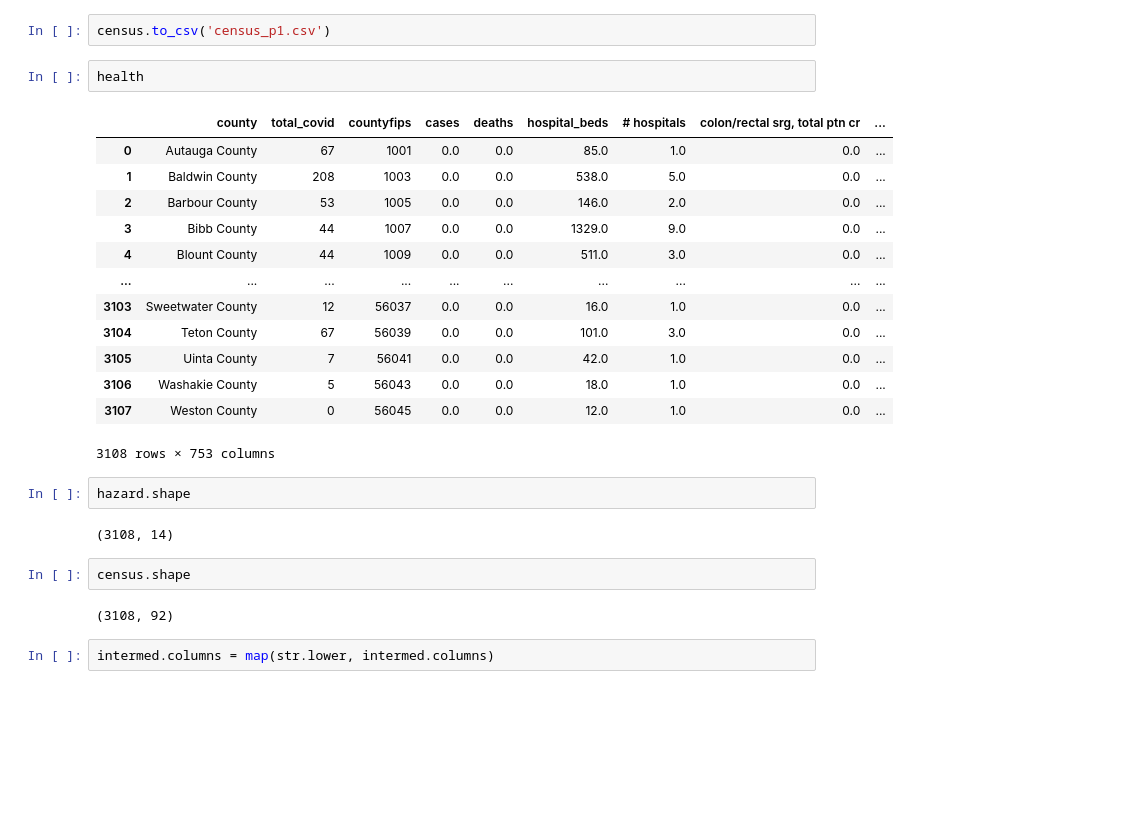
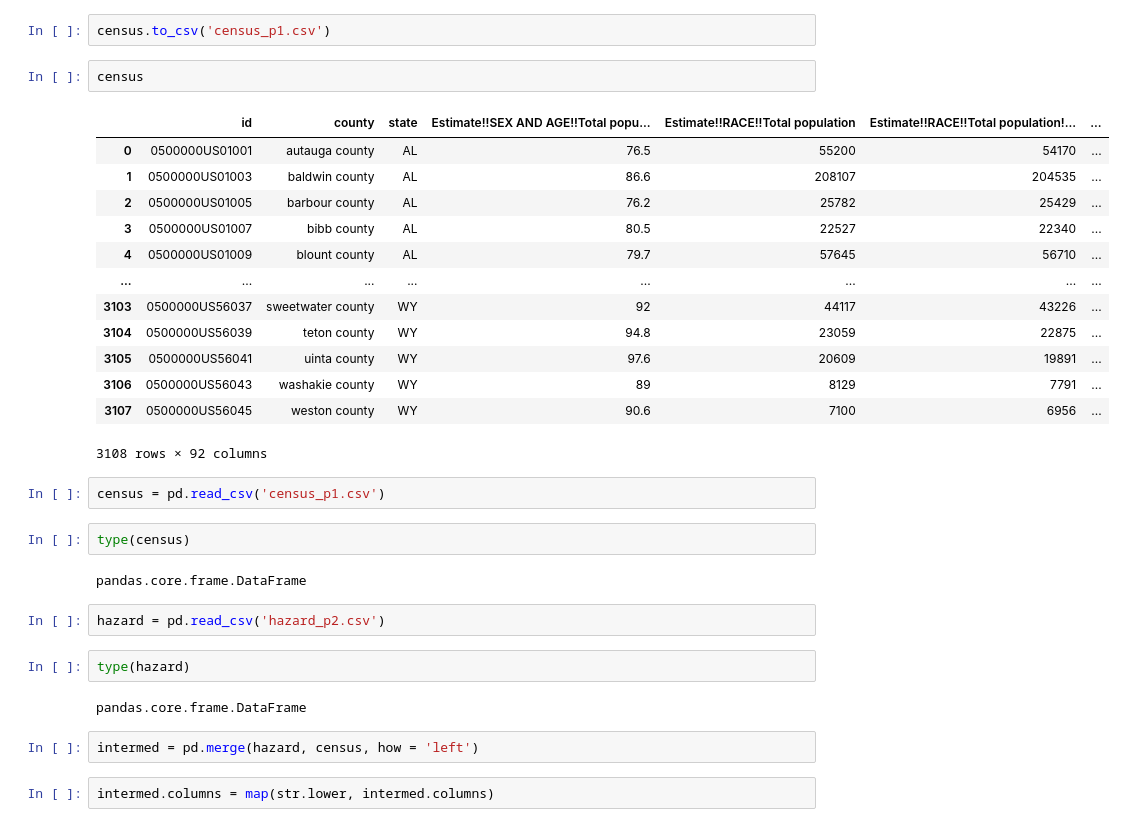
Before and after one commit to Agelf123/covid_predictions, a Jupyter notebook: code/jordan/Data in DSI Environ..ipynb, the cells around one changed output. Saved outputs shown, nothing was run; the diff lists cells and outputs as text; blank space fills up the shorter version.

```diff
--- a/code/jordan/Data in DSI Environ..ipynb
+++ b/code/jordan/Data in DSI Environ..ipynb
@@ -413,30 +371,36 @@ census.sort_values(by = ['state', 'county'], inplace = True)
 census.reset_index(drop= True, inplace = True)
 # %%
 census.to_csv('census_p1.csv')
-# %%
-health
-# %% [output]
-|  | county | total_covid | countyfips | cases | deaths | hospital_beds | # hospitals | colon/rectal srg, total ptn cr | ... |
-| 0 | Autauga County | 67 | 1001 | 0.0 | 0.0 | 85.0 | 1.0 | 0.0 | ... |
-| 1 | Baldwin County | 208 | 1003 | 0.0 | 0.0 | 538.0 | 5.0 | 0.0 | ... |
-| 2 | Barbour County | 53 | 1005 | 0.0 | 0.0 | 146.0 | 2.0 | 0.0 | ... |
-| 3 | Bibb County | 44 | 1007 | 0.0 | 0.0 | 1329.0 | 9.0 | 0.0 | ... |
-| 4 | Blount County | 44 | 1009 | 0.0 | 0.0 | 511.0 | 3.0 | 0.0 | ... |
-| ... | ... | ... | ... | ... | ... | ... | ... | ... | ... |
-| 3103 | Sweetwater County | 12 | 56037 | 0.0 | 0.0 | 16.0 | 1.0 | 0.0 | ... |
-| 3104 | Teton County | 67 | 56039 | 0.0 | 0.0 | 101.0 | 3.0 | 0.0 | ... |
-| 3105 | Uinta County | 7 | 56041 | 0.0 | 0.0 | 42.0 | 1.0 | 0.0 | ... |
-| 3106 | Washakie County | 5 | 56043 | 0.0 | 0.0 | 18.0 | 1.0 | 0.0 | ... |
-| 3107 | Weston County | 0 | 56045 | 0.0 | 0.0 | 12.0 | 1.0 | 0.0 | ... |
-3108 rows × 753 columns
-# %%
-hazard.shape
-# %% [output]
-(3108, 14)
 # %%
-census.shape
+census
 # %% [output]
+|  | id | county | state | Estimate!!SEX AND AGE!!Total popu... | Estimate!!RACE!!Total population | Estimate!!RACE!!Total population!... | ... |
+| 0 | 0500000US01001 | autauga county | AL | 76.5 | 55200 | 54170 | ... |
+| 1 | 0500000US01003 | baldwin county | AL | 86.6 | 208107 | 204535 | ... |
+| 2 | 0500000US01005 | barbour county | AL | 76.2 | 25782 | 25429 | ... |
+| 3 | 0500000US01007 | bibb county | AL | 80.5 | 22527 | 22340 | ... |
+| 4 | 0500000US01009 | blount county | AL | 79.7 | 57645 | 56710 | ... |
+| ... | ... | ... | ... | ... | ... | ... | ... |
+| 3103 | 0500000US56037 | sweetwater county | WY | 92 | 44117 | 43226 | ... |
+| 3104 | 0500000US56039 | teton county | WY | 94.8 | 23059 | 22875 | ... |
+| 3105 | 0500000US56041 | uinta county | WY | 97.6 | 20609 | 19891 | ... |
+| 3106 | 0500000US56043 | washakie county | WY | 89 | 8129 | 7791 | ... |
+| 3107 | 0500000US56045 | weston county | WY | 90.6 | 7100 | 6956 | ... |
-(3108, 92)
+3108 rows × 92 columns
+# %%
+census = pd.read_csv('census_p1.csv')
+# %%
+type(census)
+# %% [output]
+pandas.core.frame.DataFrame
+# %%
+hazard = pd.read_csv('hazard_p2.csv')
+# %%
+type(hazard)
+# %% [output]
+pandas.core.frame.DataFrame
+# %%
+intermed = pd.merge(hazard, census, how = 'left')
 # %%
 intermed.columns = map(str.lower, intermed.columns)
 # %%
```
Also changed, not shown: parts of 27 cells of this notebook, 3 other files.
